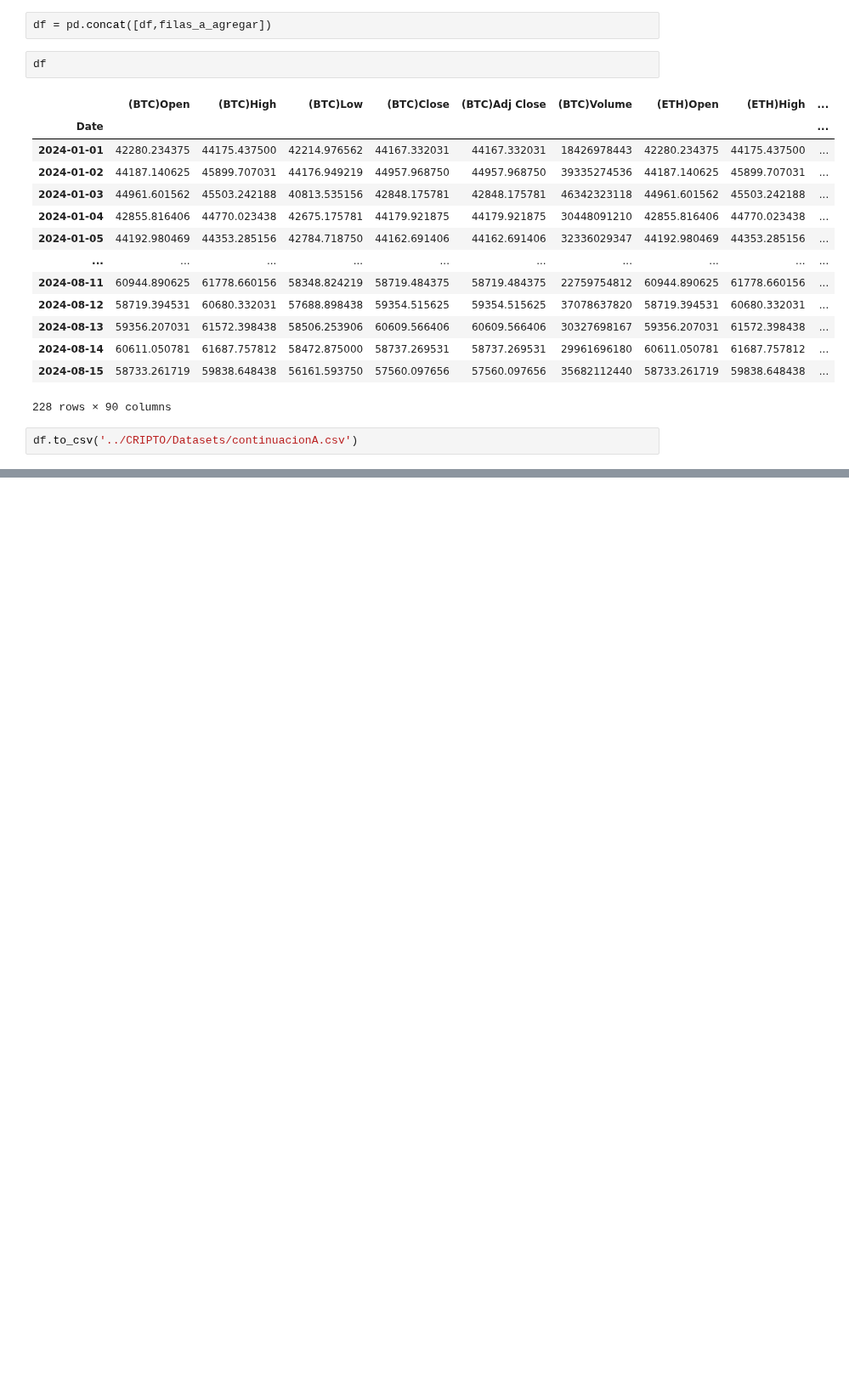
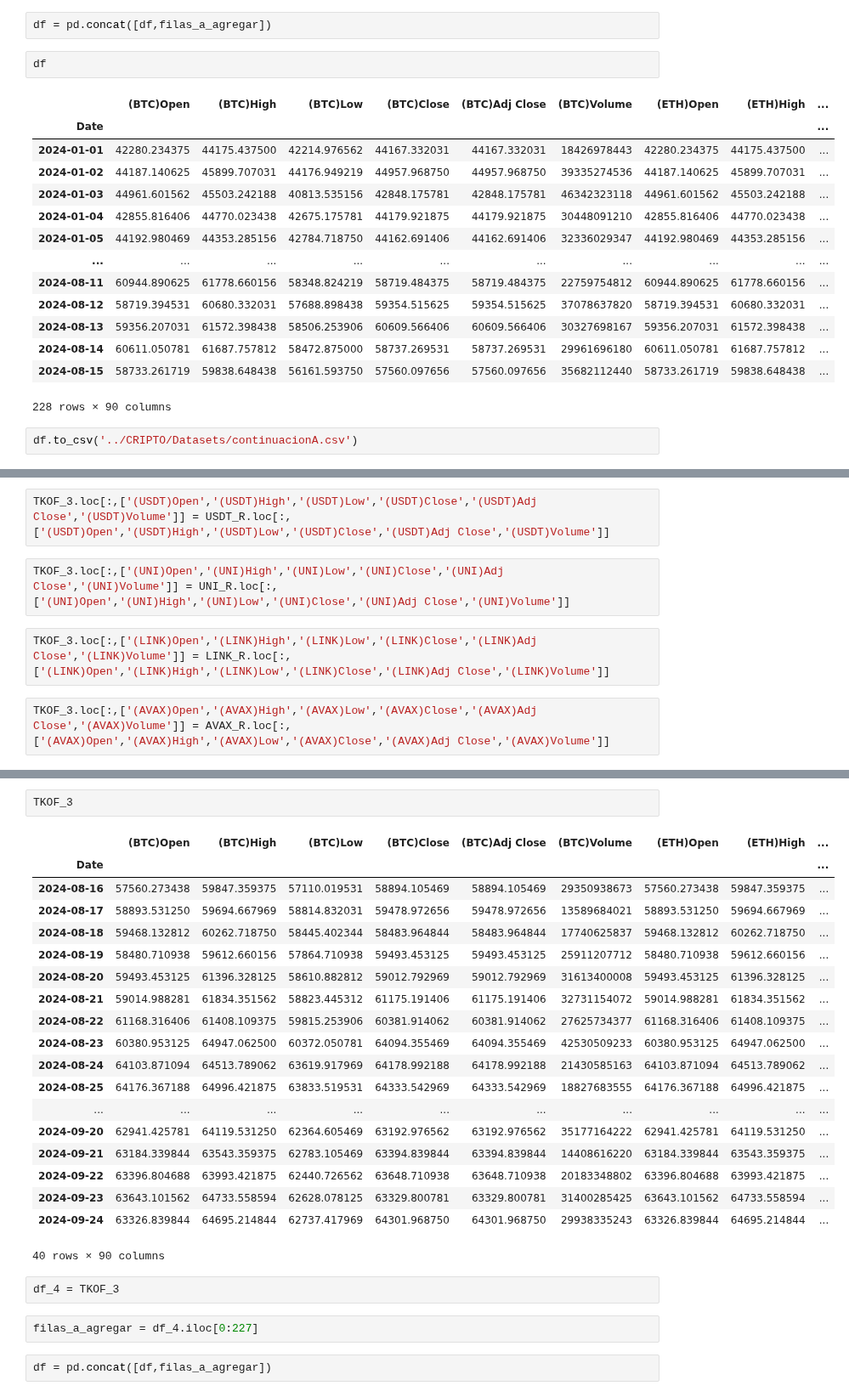
Before and after one commit to CODING-racer/criptobot, a Jupyter notebook: optimizado.ipynb, the cells around one changed output, grey strips where cells are left out. Shown at 85% size. Saved outputs shown, nothing was run; the diff lists cells and outputs as text; blank space fills up the shorter version.

```diff
--- a/optimizado.ipynb
+++ b/optimizado.ipynb
@@ -917,0 +972,8 @@ BTC_R = BTC_3.rename(columns={'Open':'(BTC)Open','High':'(BTC)High','Low':'(BTC)
+# %%
+TKOF_3.loc[:,['(USDT)Open','(USDT)High','(USDT)Low','(USDT)Close','(USDT)Adj Close','(USDT)Volume']] = USDT_R.loc[:,['(USDT)Open','(USDT)High','(USDT)Low','(USDT)Close','(USDT)Adj Close','(USDT)Volume']]
+# %%
+TKOF_3.loc[:,['(UNI)Open','(UNI)High','(UNI)Low','(UNI)Close','(UNI)Adj Close','(UNI)Volume']] = UNI_R.loc[:,['(UNI)Open','(UNI)High','(UNI)Low','(UNI)Close','(UNI)Adj Close','(UNI)Volume']]
+# %%
+TKOF_3.loc[:,['(LINK)Open','(LINK)High','(LINK)Low','(LINK)Close','(LINK)Adj Close','(LINK)Volume']] = LINK_R.loc[:,['(LINK)Open','(LINK)High','(LINK)Low','(LINK)Close','(LINK)Adj Close','(LINK)Volume']]
+# %%
+TKOF_3.loc[:,['(AVAX)Open','(AVAX)High','(AVAX)Low','(AVAX)Close','(AVAX)Adj Close','(AVAX)Volume']] = AVAX_R.loc[:,['(AVAX)Open','(AVAX)High','(AVAX)Low','(AVAX)Close','(AVAX)Adj Close','(AVAX)Volume']]
@@ -917,0 +1005,28 @@ BTC_R = BTC_3.rename(columns={'Open':'(BTC)Open','High':'(BTC)High','Low':'(BTC)
+# %%
+TKOF_3
+# %% [output]
+|  | (BTC)Open | (BTC)High | (BTC)Low | (BTC)Close | (BTC)Adj Close | (BTC)Volume | (ETH)Open | (ETH)High | ... |
+| Date |  |  |  |  |  |  |  |  | ... |
+| 2024-08-16 | 57560.273438 | 59847.359375 | 57110.019531 | 58894.105469 | 58894.105469 | 29350938673 | 57560.273438 | 59847.359375 | ... |
+| 2024-08-17 | 58893.531250 | 59694.667969 | 58814.832031 | 59478.972656 | 59478.972656 | 13589684021 | 58893.531250 | 59694.667969 | ... |
+| 2024-08-18 | 59468.132812 | 60262.718750 | 58445.402344 | 58483.964844 | 58483.964844 | 17740625837 | 59468.132812 | 60262.718750 | ... |
+| 2024-08-19 | 58480.710938 | 59612.660156 | 57864.710938 | 59493.453125 | 59493.453125 | 25911207712 | 58480.710938 | 59612.660156 | ... |
+| 2024-08-20 | 59493.453125 | 61396.328125 | 58610.882812 | 59012.792969 | 59012.792969 | 31613400008 | 59493.453125 | 61396.328125 | ... |
+| 2024-08-21 | 59014.988281 | 61834.351562 | 58823.445312 | 61175.191406 | 61175.191406 | 32731154072 | 59014.988281 | 61834.351562 | ... |
+| 2024-08-22 | 61168.316406 | 61408.109375 | 59815.253906 | 60381.914062 | 60381.914062 | 27625734377 | 61168.316406 | 61408.109375 | ... |
+| 2024-08-23 | 60380.953125 | 64947.062500 | 60372.050781 | 64094.355469 | 64094.355469 | 42530509233 | 60380.953125 | 64947.062500 | ... |
+| 2024-08-24 | 64103.871094 | 64513.789062 | 63619.917969 | 64178.992188 | 64178.992188 | 21430585163 | 64103.871094 | 64513.789062 | ... |
+| 2024-08-25 | 64176.367188 | 64996.421875 | 63833.519531 | 64333.542969 | 64333.542969 | 18827683555 | 64176.367188 | 64996.421875 | ... |
+| ... | ... | ... | ... | ... | ... | ... | ... | ... | ... |
+| 2024-09-20 | 62941.425781 | 64119.531250 | 62364.605469 | 63192.976562 | 63192.976562 | 35177164222 | 62941.425781 | 64119.531250 | ... |
+| 2024-09-21 | 63184.339844 | 63543.359375 | 62783.105469 | 63394.839844 | 63394.839844 | 14408616220 | 63184.339844 | 63543.359375 | ... |
+| 2024-09-22 | 63396.804688 | 63993.421875 | 62440.726562 | 63648.710938 | 63648.710938 | 20183348802 | 63396.804688 | 63993.421875 | ... |
+| 2024-09-23 | 63643.101562 | 64733.558594 | 62628.078125 | 63329.800781 | 63329.800781 | 31400285425 | 63643.101562 | 64733.558594 | ... |
+| 2024-09-24 | 63326.839844 | 64695.214844 | 62737.417969 | 64301.968750 | 64301.968750 | 29938335243 | 63326.839844 | 64695.214844 | ... |
+40 rows × 90 columns
+# %%
+df_4 = TKOF_3
+# %%
+filas_a_agregar = df_4.iloc[0:227]
+# %%
+df = pd.concat([df,filas_a_agregar])
```
Also changed, not shown: parts of 41 cells of this notebook.
